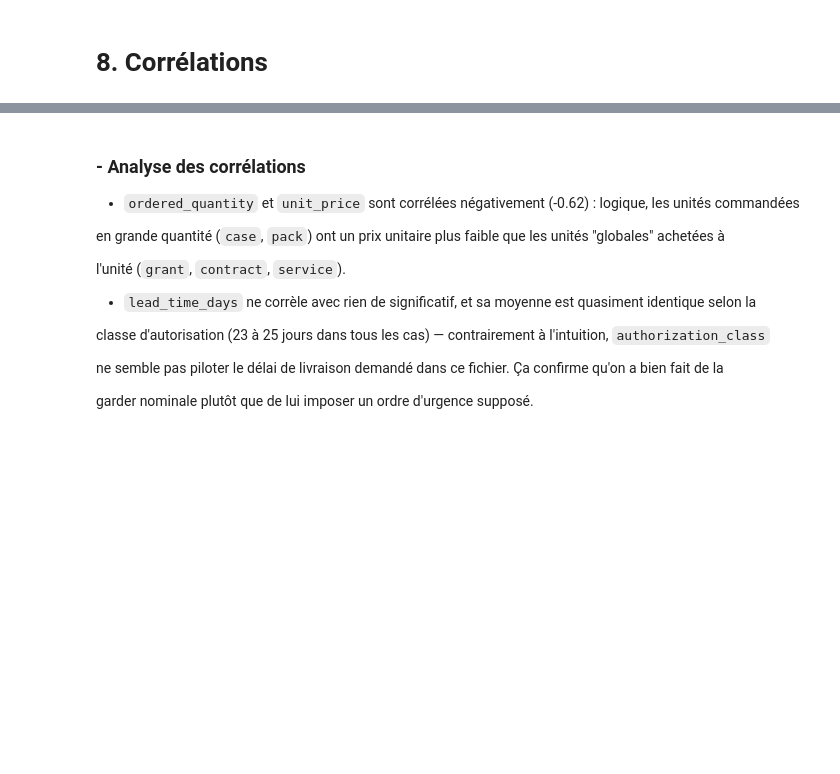
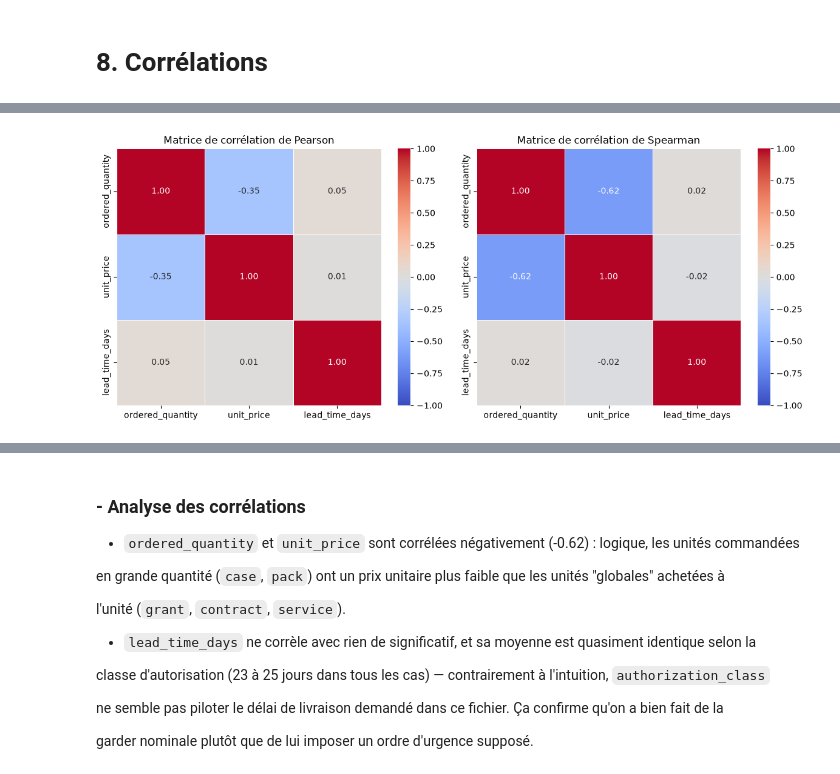
Before and after one commit to HananeDjouadi/G05-DataMining-2627, a Jupyter notebook: data/logistics/purchase_order_lines.ipynb, the cells around one changed output, grey strips where cells are left out. Saved outputs shown, nothing was run; the diff lists cells and outputs as text; code cells hidden in the pictures; blank space fills up the shorter version.

```diff
--- a/data/logistics/purchase_order_lines.ipynb
+++ b/data/logistics/purchase_order_lines.ipynb
@@ -435,13 +903,18 @@ display(matrice_spearman.round(2))
 # %%
-plt.figure(figsize=(6, 5))
+fig, axes = plt.subplots(1, 2, figsize=(12, 5))
 
-sns.heatmap(matrice_spearman, annot=True, cmap='coolwarm', vmin=-1, vmax=1, fmt=".2f", linewidths=0.5)
+sns.heatmap(matrice_pearson, annot=True, cmap='coolwarm', vmin=-1, vmax=1, fmt='.2f',
+            linewidths=0.5, ax=axes[0])
+axes[0].set_title('Matrice de corrélation de Pearson')
 
-plt.title("Matrice de corrélation de Spearman")
+sns.heatmap(matrice_spearman, annot=True, cmap='coolwarm', vmin=-1, vmax=1, fmt='.2f',
+            linewidths=0.5, ax=axes[1])
+axes[1].set_title('Matrice de corrélation de Spearman')
 
 plt.tight_layout()
-
 plt.show()
+# %% [output]
+[figure, added]
 # %%
 sns.pairplot(df_stats[cols_num], kind='scatter', plot_kws={'alpha': 0.3, 'color': 'teal', 's': 15})
 
```
Also changed, not shown: parts of 81 cells of this notebook, 2 other files.
